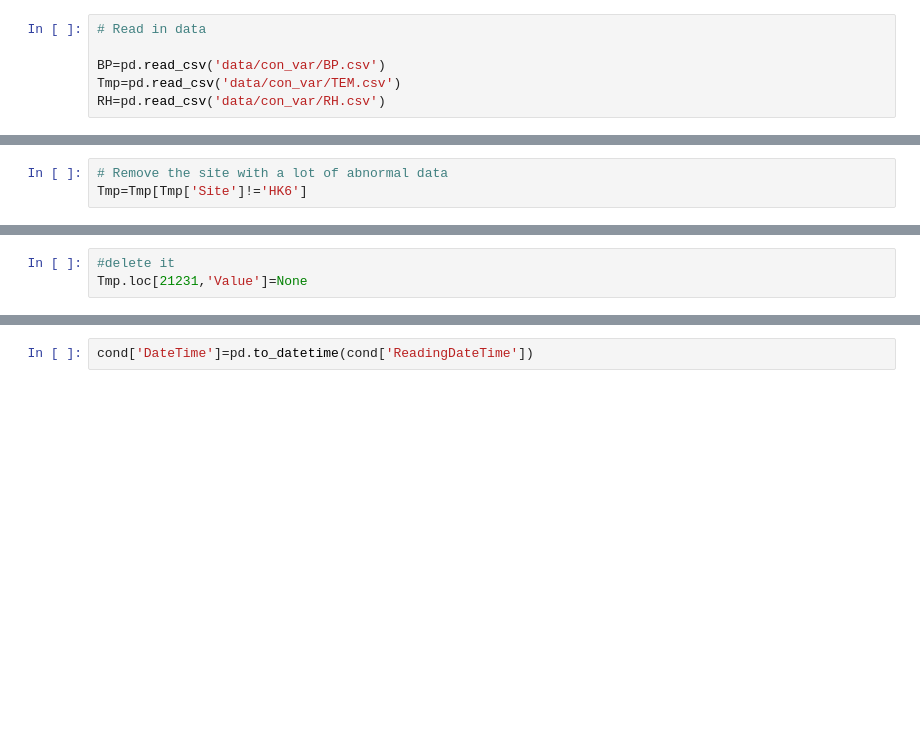
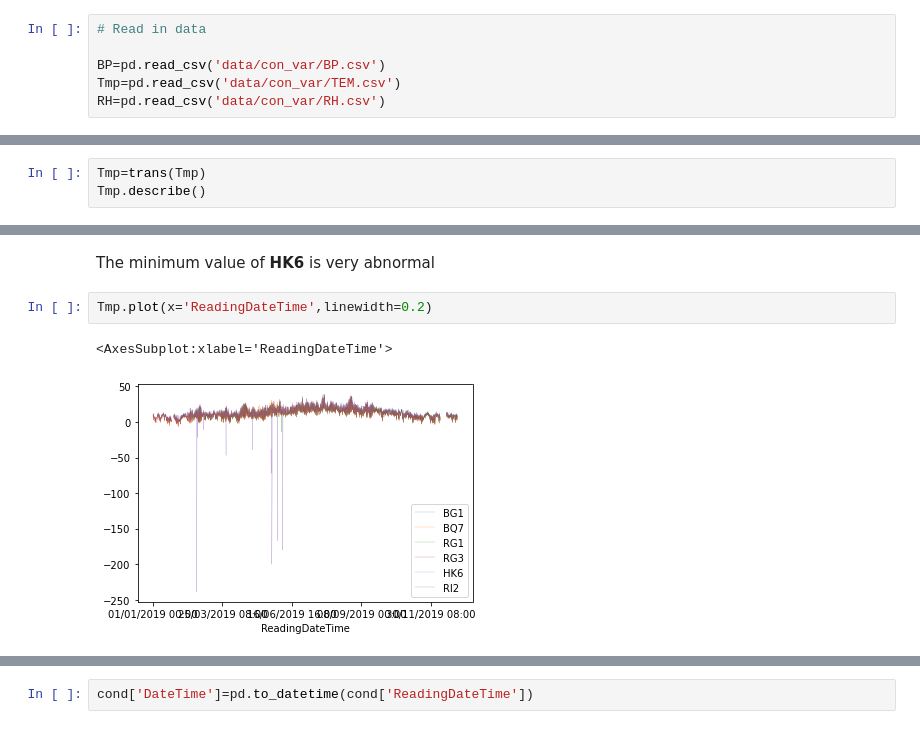
Before and after one commit to yulun-cd/IGS, a Jupyter notebook: BPdifference.ipynb, the cells around one changed output, grey strips where cells are left out. Saved outputs shown, nothing was run; the diff lists cells and outputs as text; blank space fills up the shorter version.

```diff
--- a/BPdifference.ipynb
+++ b/BPdifference.ipynb
@@ -70,3 +12,0 @@ plt.show()
-# %%
-# Remove the site with a lot of abnormal data
-Tmp=Tmp[Tmp['Site']!='HK6']
@@ -90,3 +12,0 @@ Tmp[Tmp['Value'] < -10]
-# %%
-#delete it
-Tmp.loc[21231,'Value']=None
@@ -154,0 +87,3 @@ cond=LD_BP.merge(LD_Tmp).merge(LD_RH)
+# %%
+Tmp=trans(Tmp)
+Tmp.describe()
@@ -154,0 +100,7 @@ cond=LD_BP.merge(LD_Tmp).merge(LD_RH)
+# %% [markdown]
+The minimum value of **HK6** is very abnormal
+# %%
+Tmp.plot(x='ReadingDateTime',linewidth=0.2)
+# %% [output]
+<AxesSubplot:xlabel='ReadingDateTime'>
+[figure, added]
```
Also changed, not shown: parts of 40 cells of this notebook, 2 other files.
